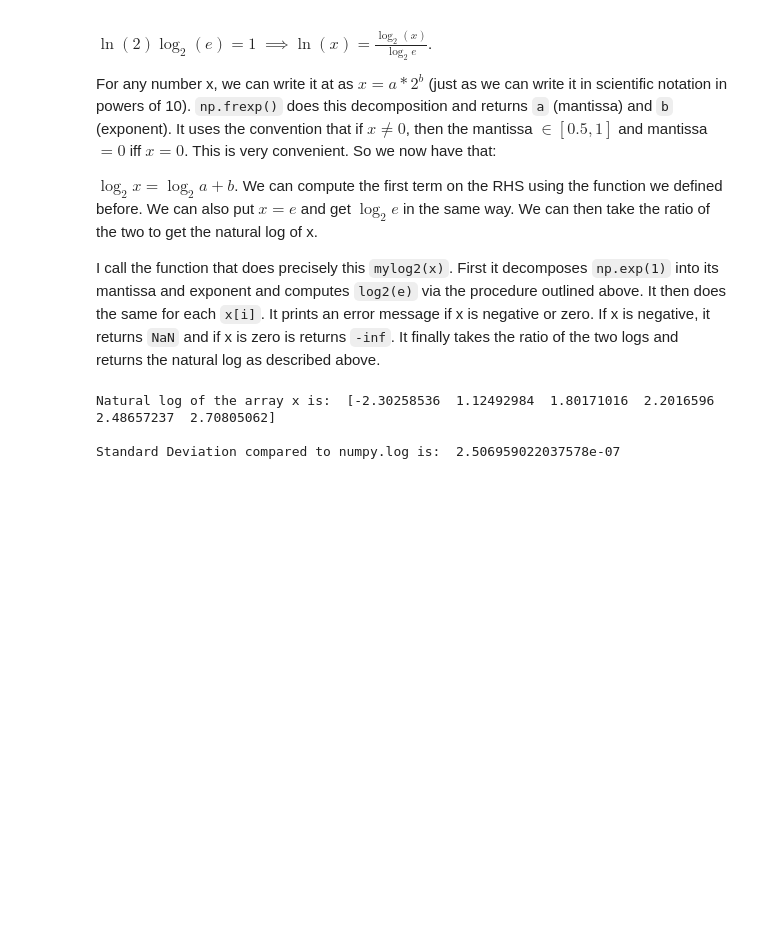
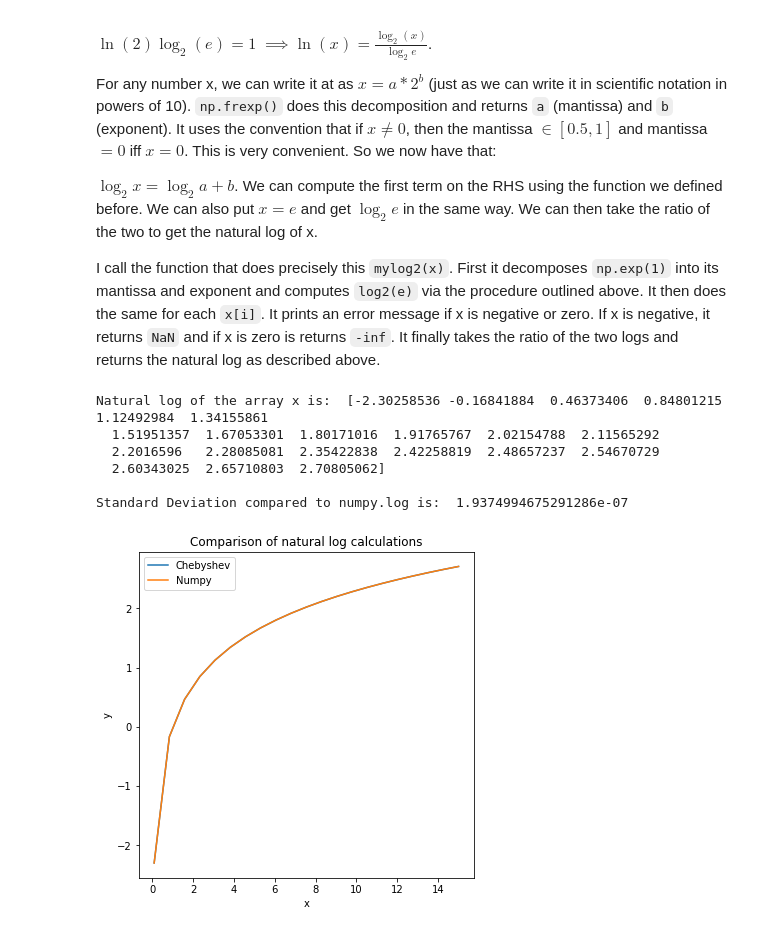
Before and after one commit to nittalas/phys512, a Jupyter notebook: Assignment 2/PHYS512 - Assignment 2.ipynb, the cells around one changed output. Saved outputs shown, nothing was run; the diff lists cells and outputs as text; code cells hidden in the pictures; blank space fills up the shorter version.

```diff
--- a/Assignment 2/PHYS512 - Assignment 2.ipynb
+++ b/Assignment 2/PHYS512 - Assignment 2.ipynb
@@ -447,12 +457,25 @@ def mylog2(x):
     lognx[ind0] = -np.inf
     return lognx
 # %%
-x = np.linspace(0.1, 15, 6)
+x = np.linspace(0.1, 15, 21)
 lognx = mylog2(x)
 print("Natural log of the array x is: ", lognx, "\n")
 error = np.std(lognx - np.log(x))
 print("Standard Deviation compared to numpy.log is: ", error)
+
+plt.rcParams['figure.figsize'] = (6,6)
+plt.plot(x, lognx, label = "Chebyshev")
+plt.plot(x, np.log(x), label = "Numpy")
+plt.legend()
+plt.xlabel("x")
+plt.ylabel("y")
+plt.title("Comparison of natural log calculations")
+plt.show()
 # %% [output]
-Natural log of the array x is:  [-2.30258536  1.12492984  1.80171016  2.2016596   2.48657237  2.70805062]
+Natural log of the array x is:  [-2.30258536 -0.16841884  0.46373406  0.84801215  1.12492984  1.34155861
+  1.51951357  1.67053301  1.80171016  1.91765767  2.02154788  2.11565292
+  2.2016596   2.28085081  2.35422838  2.42258819  2.48657237  2.54670729
+  2.60343025  2.65710803  2.70805062]
 
-Standard Deviation compared to numpy.log is:  2.506959022037578e-07
+Standard Deviation compared to numpy.log is:  1.9374994675291286e-07
+[figure, added]
```
Also changed, not shown: parts of 14 cells of this notebook.
